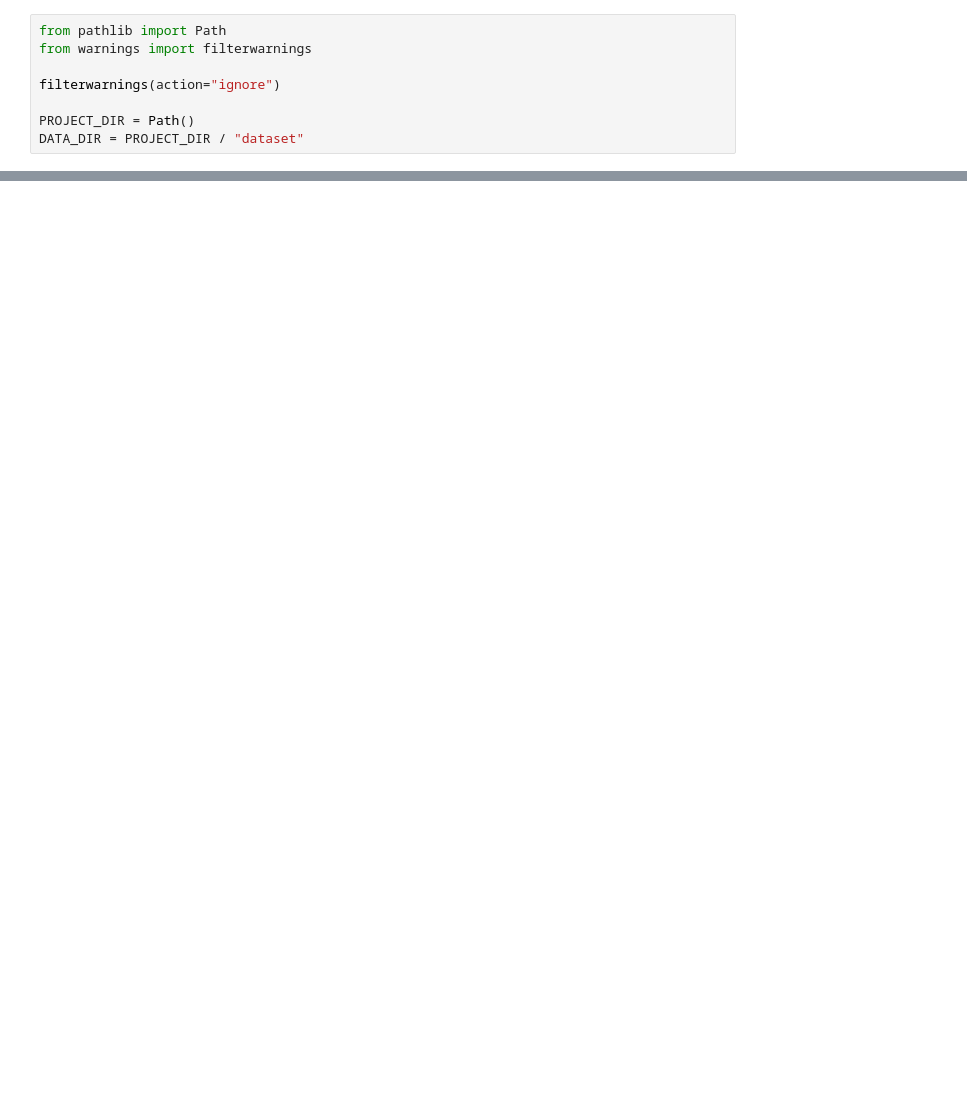
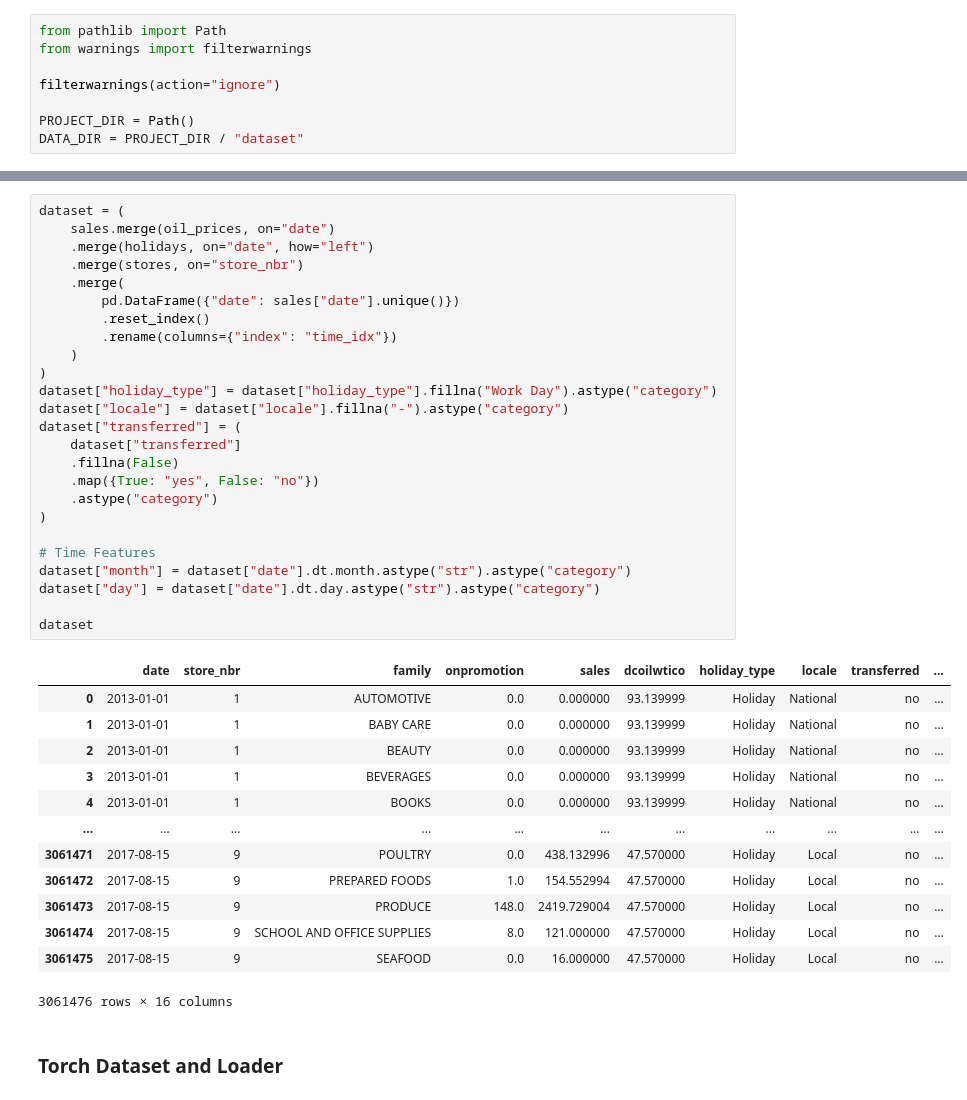
Before and after one commit to aashish-fuse/store-sales-forecast, a Jupyter notebook: store-sales-forecast/store-sales-forecast/multivariate_store_sales.ipynb, the cells around one changed output, grey strips where cells are left out. Saved outputs shown, nothing was run; the diff lists cells and outputs as text; blank space fills up the shorter version.

```diff
--- a/store-sales-forecast/store-sales-forecast/multivariate_store_sales.ipynb
+++ b/store-sales-forecast/store-sales-forecast/multivariate_store_sales.ipynb
@@ -36,0 +135,41 @@ store_sales
+# %%
+dataset = (
+    sales.merge(oil_prices, on="date")
+    .merge(holidays, on="date", how="left")
+    .merge(stores, on="store_nbr")
+    .merge(
+        pd.DataFrame({"date": sales["date"].unique()})
+        .reset_index()
+        .rename(columns={"index": "time_idx"})
+    )
+)
+dataset["holiday_type"] = dataset["holiday_type"].fillna("Work Day").astype("category")
+dataset["locale"] = dataset["locale"].fillna("-").astype("category")
+dataset["transferred"] = (
+    dataset["transferred"]
+    .fillna(False)
+    .map({True: "yes", False: "no"})
+    .astype("category")
+)
+
+# Time Features
+dataset["month"] = dataset["date"].dt.month.astype("str").astype("category")
+dataset["day"] = dataset["date"].dt.day.astype("str").astype("category")
+
+dataset
+# %% [output]
+|  | date | store_nbr | family | onpromotion | sales | dcoilwtico | holiday_type | locale | transferred | ... |
+| 0 | 2013-01-01 | 1 | AUTOMOTIVE | 0.0 | 0.000000 | 93.139999 | Holiday | National | no | ... |
+| 1 | 2013-01-01 | 1 | BABY CARE | 0.0 | 0.000000 | 93.139999 | Holiday | National | no | ... |
+| 2 | 2013-01-01 | 1 | BEAUTY | 0.0 | 0.000000 | 93.139999 | Holiday | National | no | ... |
+| 3 | 2013-01-01 | 1 | BEVERAGES | 0.0 | 0.000000 | 93.139999 | Holiday | National | no | ... |
+| 4 | 2013-01-01 | 1 | BOOKS | 0.0 | 0.000000 | 93.139999 | Holiday | National | no | ... |
+| ... | ... | ... | ... | ... | ... | ... | ... | ... | ... | ... |
+| 3061471 | 2017-08-15 | 9 | POULTRY | 0.0 | 438.132996 | 47.570000 | Holiday | Local | no | ... |
+| 3061472 | 2017-08-15 | 9 | PREPARED FOODS | 1.0 | 154.552994 | 47.570000 | Holiday | Local | no | ... |
+| 3061473 | 2017-08-15 | 9 | PRODUCE | 148.0 | 2419.729004 | 47.570000 | Holiday | Local | no | ... |
+| 3061474 | 2017-08-15 | 9 | SCHOOL AND OFFICE SUPPLIES | 8.0 | 121.000000 | 47.570000 | Holiday | Local | no | ... |
+| 3061475 | 2017-08-15 | 9 | SEAFOOD | 0.0 | 16.000000 | 47.570000 | Holiday | Local | no | ... |
+3061476 rows × 16 columns
+# %% [markdown]
+### Torch Dataset and Loader
```
Also changed, not shown: parts of 6 cells of this notebook, 1 other file.
